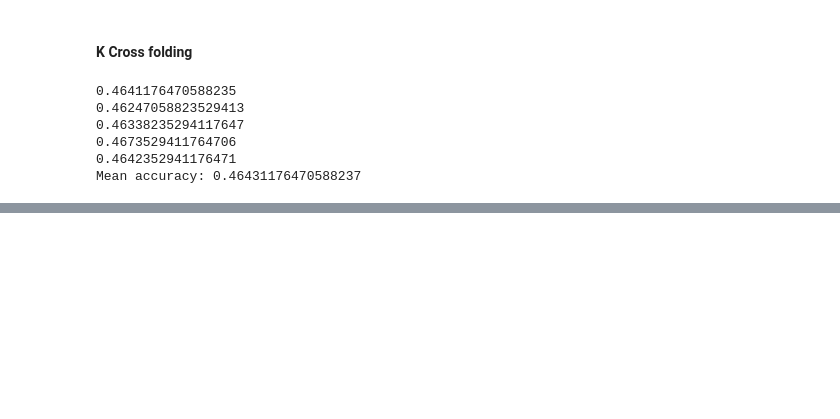
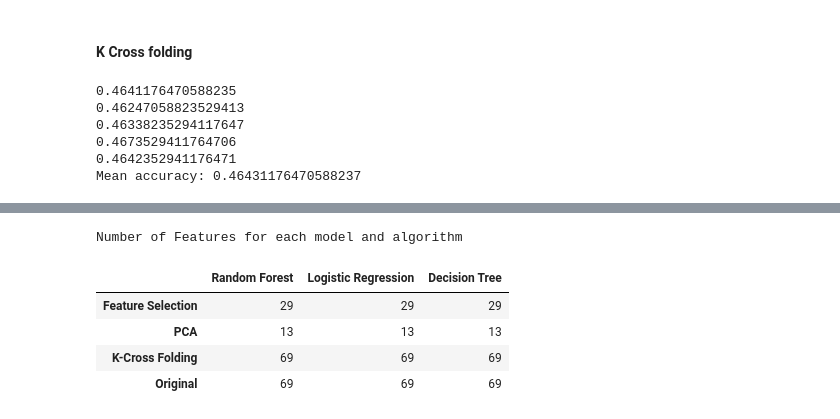
Before and after one commit to kavania2002/protocolNamePrediction, a Jupyter notebook: Code/predict-protocol-name-with-ml.ipynb, the cells around one changed output, grey strips where cells are left out. Drawn from its saved outputs; the diff is of its cells as text; code cells hidden in the pictures; blank space fills up the shorter version.

```diff
--- a/Code/predict-protocol-name-with-ml.ipynb
+++ b/Code/predict-protocol-name-with-ml.ipynb
@@ -604,0 +616,11 @@ result_df
+# %%
+features_df = pd.DataFrame(numberOfFeatures)
+print("Number of Features for each model and algorithm")
+features_df
+# %% [output]
+Number of Features for each model and algorithm
+|  | Random Forest | Logistic Regression | Decision Tree |
+| Feature Selection | 29 | 29 | 29 |
+| PCA | 13 | 13 | 13 |
+| K-Cross Folding | 69 | 69 | 69 |
+| Original | 69 | 69 | 69 |
```
Also changed, not shown: parts of 28 cells of this notebook.
